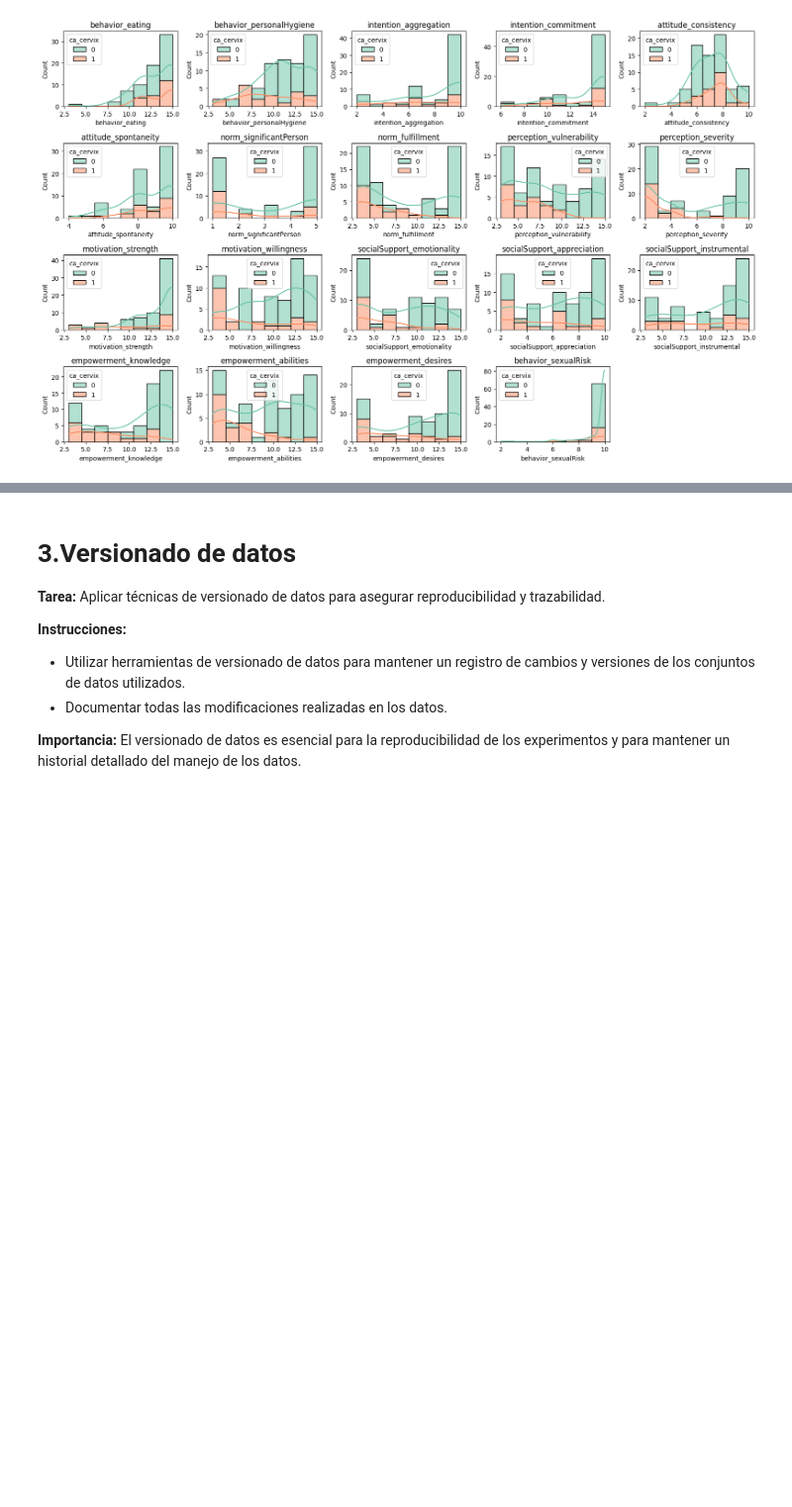
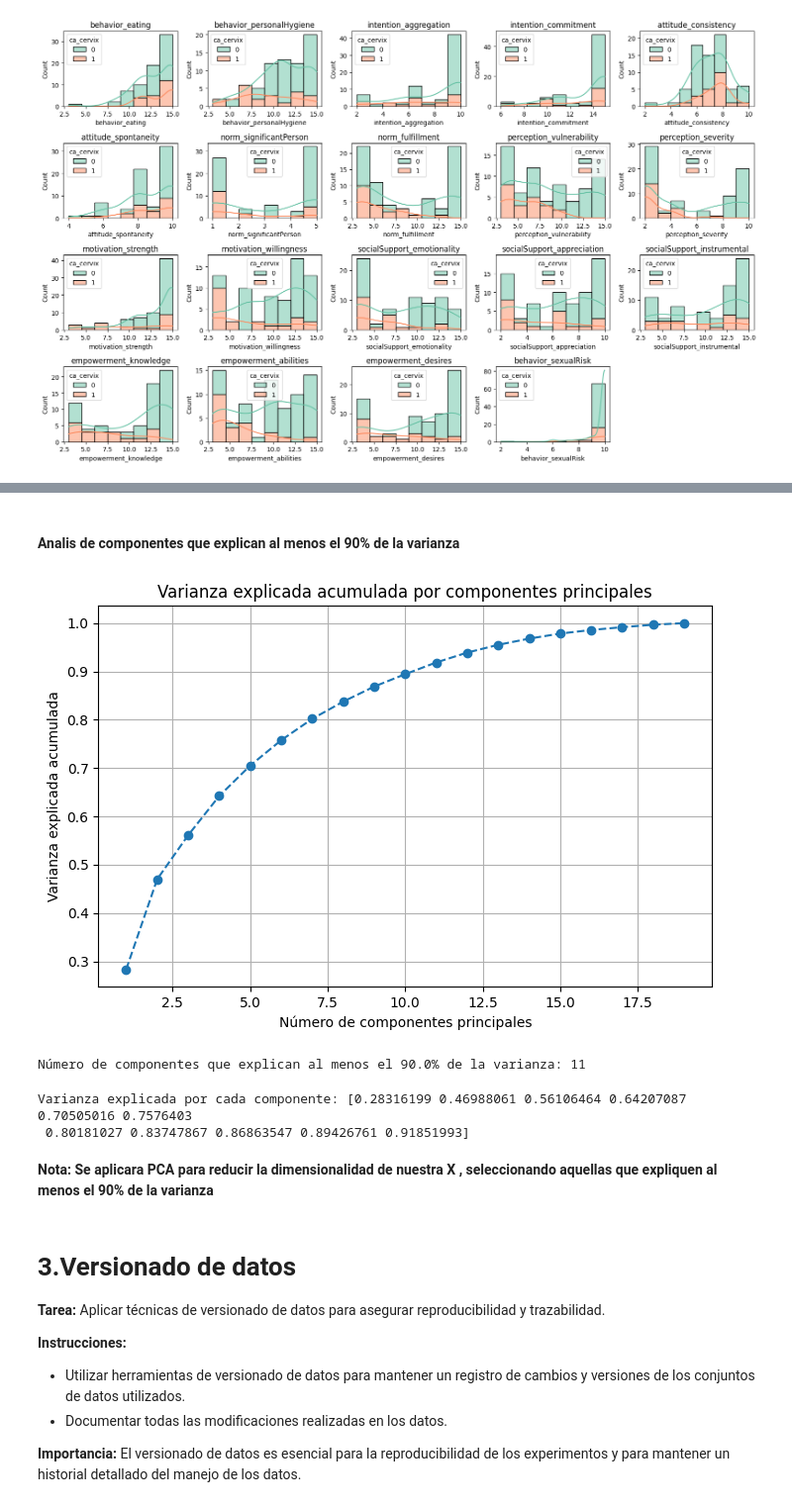
Before and after one commit to Tieralx/MNA-MLOps-, a Jupyter notebook: Fase 1_Equipo34.ipynb, the cells around one changed output, grey strips where cells are left out. Shown at 99% size. Drawn from its saved outputs; the diff is of its cells as text; code cells hidden in the pictures; blank space fills up the shorter version.

```diff
--- a/Fase 1_Equipo34.ipynb
+++ b/Fase 1_Equipo34.ipynb
@@ -192,3 +263,43 @@ dtype: float64
+# %% [markdown]
+#### **Analis de componentes que explican al menos el 90% de la varianza**
+# %%
+scaler = StandardScaler()
+X_scaled = scaler.fit_transform(cervical_normalized.drop(columns=['ca_cervix']))  # Excluir la variable objetivo
+# %%
+
+# Aplicar PCA
+pca = PCA().fit(X_scaled)
+
+# Calcular la varianza explicada acumulada
+explained_variance = np.cumsum(pca.explained_variance_ratio_)
+
+# Visualizar la varianza explicada acumulada
+plt.figure(figsize=(8,5))
+plt.plot(range(1, len(explained_variance) + 1), explained_variance, marker='o', linestyle='--')
+plt.xlabel('Número de componentes principales')
+plt.ylabel('Varianza explicada acumulada')
+plt.title('Varianza explicada acumulada por componentes principales')
+plt.grid(True)
+plt.show()
+
+# Elegir el número de componentes que explican al menos el 90% de la varianza
+threshold = 0.90
+num_components = np.argmax(explained_variance >= threshold) + 1
+print(f"Número de componentes que explican al menos el {threshold*100}% de la varianza:", num_components)
+# %% [output]
+[figure, added]
+Número de componentes que explican al menos el 90.0% de la varianza: 11
+# %%
+pca = PCA(n_components=11)  # Número de componentes principales
+X_pca = pca.fit_transform(X_scaled)
+
+# 4. Inspeccionar los componentes principales
+print("Varianza explicada por cada componente:",  np.cumsum(pca.explained_variance_ratio_))
+# %% [output]
+Varianza explicada por cada componente: [0.28316199 0.46988061 0.56106464 0.64207087 0.70505016 0.7576403
+ 0.80181027 0.83747867 0.86863547 0.89426761 0.91851993]
+# %% [markdown]
+**Nota: Se aplicara PCA para reducir la dimensionalidad de nuestra X , seleccionando aquellas que expliquen al menos el 90% de la varianza**
 # %% [markdown]
 # **3.Versionado de datos**
 
```
Also changed, not shown: parts of 10 cells of this notebook.
